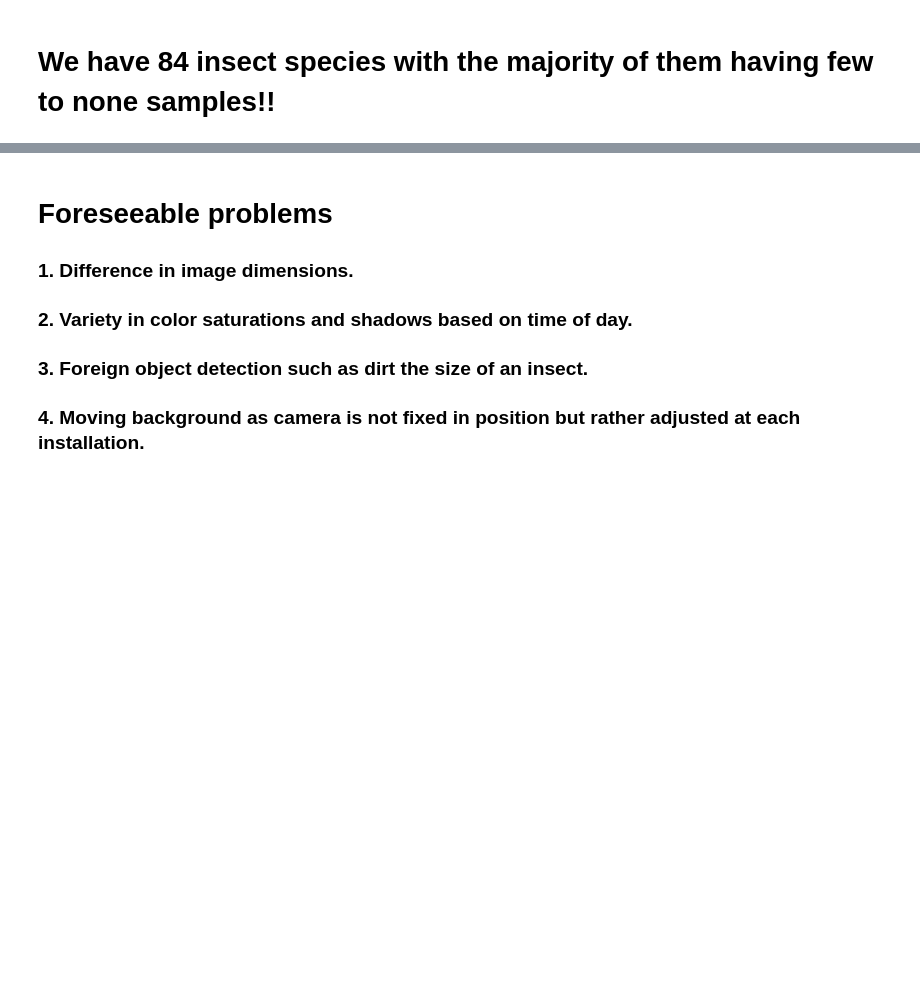
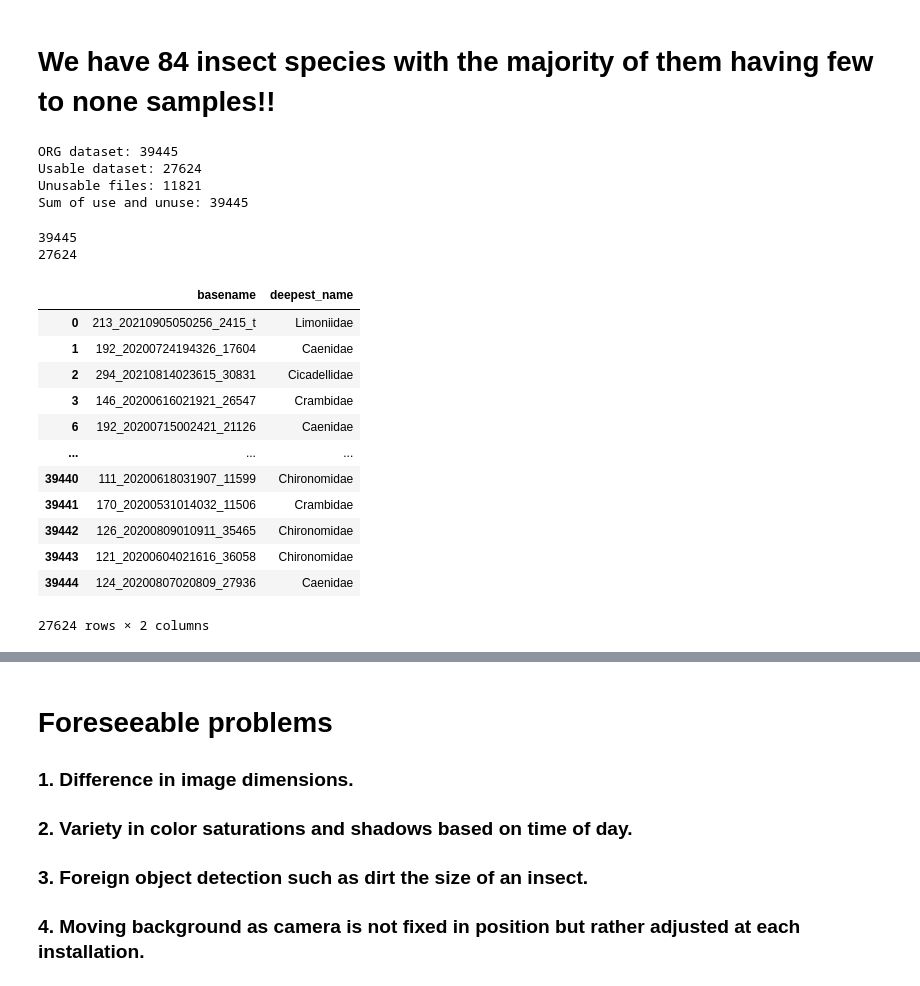
Before and after one commit to martintomov/RB-IBDM, a Jupyter notebook: EDA/eda.ipynb, the cells around one changed output, grey strips where cells are left out. Drawn from its saved outputs; the diff is of its cells as text; code cells hidden in the pictures; blank space fills up the shorter version.

Commit message:
Clean vs ORG data comparison

```diff
--- a/EDA/eda.ipynb
+++ b/EDA/eda.ipynb
@@ -249,3 +251,61 @@ labels_df_clean
 84 rows × 2 columns
 # %% [markdown]
 # We have 84 insect species with the majority of them having few to none samples!!
+# %%
+org_path = '../local/data/imagesORG'
+dataset_path = '../local/data/images'
+unusable_path = '../local/data/unusable'
+
+if not os.path.exists(unusable_path):
+    os.makedirs(unusable_path)
+
+def move_small_images(source, destination):
+    for file_name in os.listdir(source):
+        if file_name.endswith('.jpg'):
+            file_path = os.path.join(source, file_name)
+            if os.path.getsize(file_path) < 1024:
+                shutil.move(file_path, os.path.join(destination, file_name))
+
+move_small_images(dataset_path, unusable_path)
+
+org_num = len(os.listdir(org_path))
+dataset_num = len(os.listdir(dataset_path))
+unuse_num = len(os.listdir(unusable_path))
+sum_num = dataset_num + unuse_num
+
+print(f'ORG dataset: {org_num}')
+print(f'Usable dataset: {dataset_num}')
+print(f'Unusable files: {unuse_num}')
+print(f'Sum of use and unuse: {sum_num}')
+# %% [output]
+ORG dataset: 39445
+Usable dataset: 27624
+Unusable files: 11821
+Sum of use and unuse: 39445
+# %%
+ORG_Files = os.listdir(org_path)
+files = os.listdir(dataset_path)
+
+print(len(ORG_Files))
+print(len(files))
+files = [x.split('.')[0] for x in files]
+# %% [output]
+39445
+27624
+# %%
+clean_df = labels_df[labels_df['basename'].isin(files)]
+clean_df
+# %% [output]
+|  | basename | deepest_name |
+| 0 | 213_20210905050256_2415_t | Limoniidae |
+| 1 | 192_20200724194326_17604 | Caenidae |
+| 2 | 294_20210814023615_30831 | Cicadellidae |
+| 3 | 146_20200616021921_26547 | Crambidae |
+| 6 | 192_20200715002421_21126 | Caenidae |
+| ... | ... | ... |
+| 39440 | 111_20200618031907_11599 | Chironomidae |
+| 39441 | 170_20200531014032_11506 | Crambidae |
+| 39442 | 126_20200809010911_35465 | Chironomidae |
+| 39443 | 121_20200604021616_36058 | Chironomidae |
+| 39444 | 124_20200807020809_27936 | Caenidae |
+27624 rows × 2 columns
```
Also changed, not shown: parts of 4 cells of this notebook.
